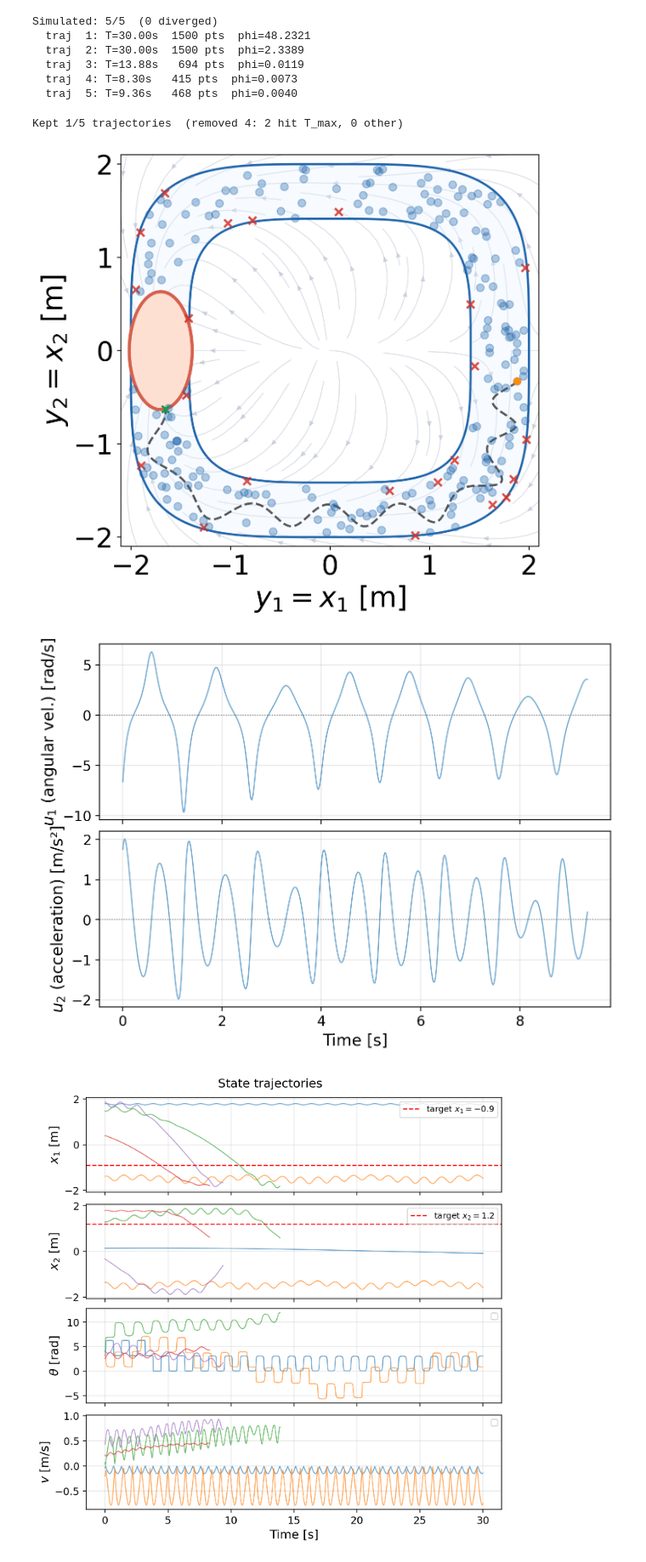
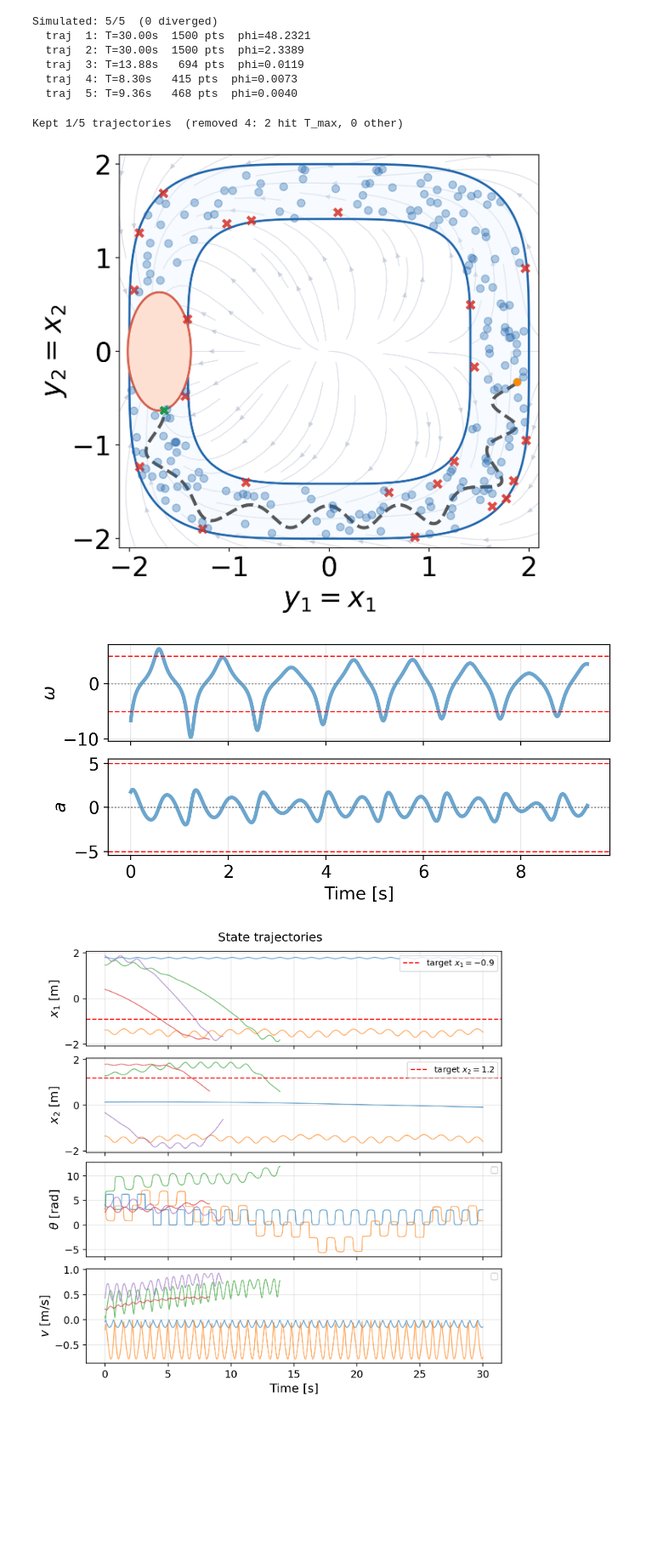
Before and after one commit to Aalto-Nonlinear-Systems-and-Control/reach_avoid_backstepping_MPC, a Jupyter notebook: example_dubins_car_unconstrained_reach_avoid.ipynb, the cells around one changed output. Shown at 85% size. Drawn from its saved outputs; the diff is of its cells as text; code cells hidden in the pictures; blank space fills up the shorter version.

```diff
--- a/example_dubins_car_unconstrained_reach_avoid.ipynb
+++ b/example_dubins_car_unconstrained_reach_avoid.ipynb
@@ -340,11 +340,11 @@ ax.contour(Y1, Y2, Z_safe_y, levels=[0], colors=["#2166ac"], linewidths=2, zorde
 ax.contourf(
     Y1, Y2, Z_target_y, levels=[-np.inf, 0], colors=["#fee0d2"], alpha=1.0, zorder=3
 )
-ax.contour(Y1, Y2, Z_target_y, levels=[0], colors=["#d6604d"], linewidths=3, zorder=4)
+ax.contour(Y1, Y2, Z_target_y, levels=[0], colors=["#d6604d"], linewidths=2, zorder=4)
 
 for ty in traj_y_plot:
     ax.plot(
-        ty[:, 0], ty[:, 1], color="black", lw=2, alpha=0.65, zorder=10, linestyle="--"
+        ty[:, 0], ty[:, 1], color="black", lw=3, alpha=0.65, zorder=10, linestyle="--"
     )
     ax.scatter(
         ty[0, 0],
@@ -361,7 +361,7 @@ for ty in traj_y_plot:
         s=45,
         c=[BetterColor.green0()],
         marker="x",
-        linewidths=2.0,
+        linewidths=3.0,
         zorder=20,
     )
 
@@ -373,7 +373,7 @@ ax.scatter(
     color="#d73027",
     alpha=0.85,
     marker="x",
-    linewidths=2,
+    linewidths=3,
     label=f"Infeasible (cert < 0): {len(infeasible_idx)}",
     zorder=9,
 )
@@ -390,8 +390,8 @@ ax.scatter(
 )
 
 fs = 30
-ax.set_xlabel("$y_1 = x_1$ [m]", fontsize=fs - 4)
-ax.set_ylabel("$y_2 = x_2$ [m]", fontsize=fs - 4)
+ax.set_xlabel("$y_1 = x_1$", fontsize=fs - 4)
+ax.set_ylabel("$y_2 = x_2$", fontsize=fs - 4)
 ax.xaxis.set_tick_params(labelsize=25)
 ax.yaxis.set_tick_params(labelsize=25)
 # ax.grid(True, alpha=0.3)
@@ -402,39 +402,39 @@ ax.yaxis.set_tick_params(labelsize=25)
 plt.show()
 # %% [output]
 Kept 1/5 trajectories  (removed 4: 2 hit T_max, 0 other)
-[figure, old version]
+[figure, new version]
 # %%
 # ── Control inputs u1 (angular velocity) and u2 (acceleration) ───────────────
 # Uses the same filtered trajectory set as the position plot (cell 8)
 u1_func = sp.lambdify(state_vars, u_opt[0], "numpy")
 u2_func = sp.lambdify(state_vars, u_opt[1], "numpy")
 
 px_fig = 1 / plt.rcParams["figure.dpi"]
 fig, axes = plt.subplots(
-    2, 1, figsize=(700 * px_fig, 500 * px_fig), layout="constrained", sharex=True
+    2, 1, figsize=(650 * px_fig, 300 * px_fig), layout="constrained", sharex=True
 )
 fig.set_dpi(200)
 
 for tt, tx in zip(traj_t_plot, traj_x_plot):
-    axes[0].plot(tt, np.array(u1_func(*tx.T)).flatten(), lw=1.0, alpha=0.65)
-    axes[1].plot(tt, np.array(u2_func(*tx.T)).flatten(), lw=1.0, alpha=0.65)
+    axes[0].plot(tt, np.array(u1_func(*tx.T)).flatten(), lw=3.0, alpha=0.65)
+    axes[1].plot(tt, np.array(u2_func(*tx.T)).flatten(), lw=3.0, alpha=0.65)
 
-for ax, lbl in zip(
-    axes, ["$u_1$ (angular vel.) [rad/s]", "$u_2$ (acceleration) [m/s²]"]
-):
-    ax.axhline(0, color="gray", lw=0.8, ls=":")
+for ax, lbl in zip(axes, ["$\omega$", "$a$"]):
+    ax.axhline(0, color="gray", lw=1, ls=":")
+    ax.axhline(5.0, color="red", lw=1, ls="--")
+    ax.axhline(-5.0, color="red", lw=1, ls="--")
     ax.set_ylabel(lbl, fontsize=14)
-    ax.tick_params(labelsize=12)
+    ax.tick_params(labelsize=14)
     ax.grid(True, alpha=0.3)
 
 axes[1].set_xlabel("Time [s]", fontsize=14)
 # fig.suptitle(
 #     f"Control inputs along closed-loop trajectories ({len(traj_t_plot)} shown)",
 #     fontsize=13,
 # )
 plt.show()
 # %% [output]
-[figure, old version]
+[figure, new version]
 # %%
 # ── State trajectories: positions, heading, speed ─────────────────────────────
 px_fig = 1 / plt.rcParams["figure.dpi"]
```
Also changed, not shown: parts of 1 cell of this notebook, 5 other files.
